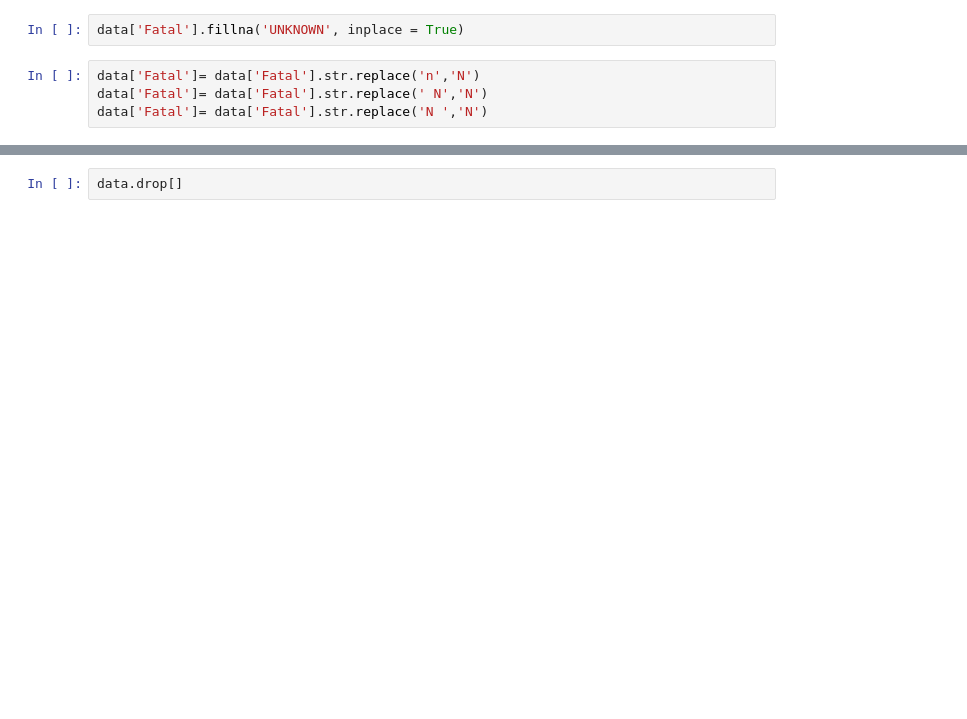
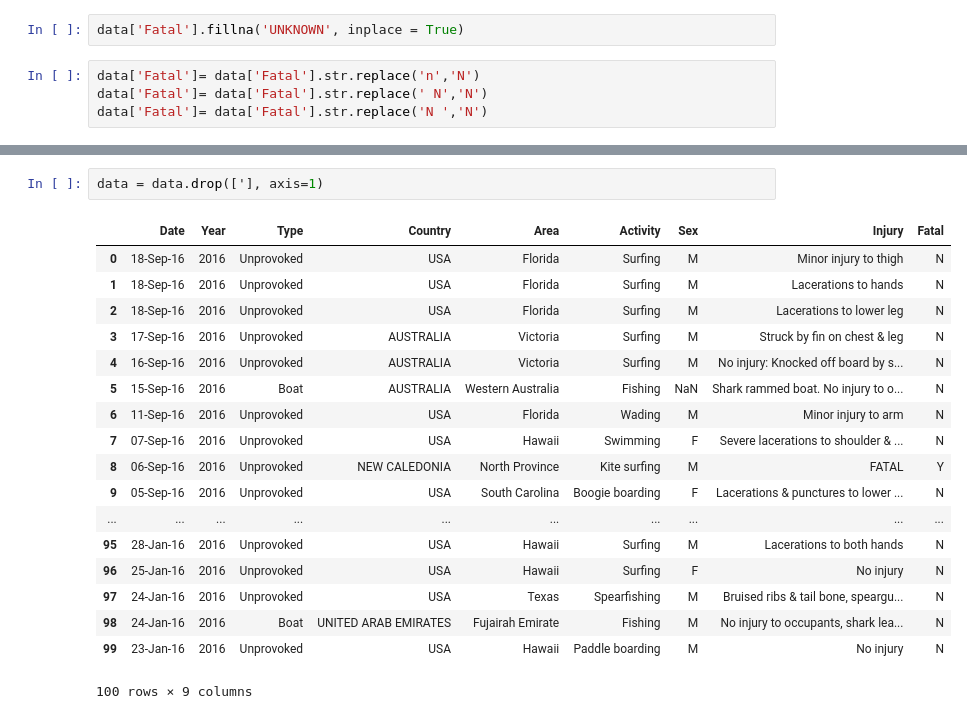
Before and after one commit to ironhack-datalabs/datamad0419, a Jupyter notebook: module-1/pandas-project/your-code/[pandas-project] Ivan Pena.ipynb, the cells around one changed output, grey strips where cells are left out. Drawn from its saved outputs; the diff is of its cells as text; blank space fills up the shorter version.

```diff
--- a/module-1/pandas-project/your-code/[pandas-project] Ivan Pena.ipynb
+++ b/module-1/pandas-project/your-code/[pandas-project] Ivan Pena.ipynb
@@ -128,2 +159,21 @@ data.loc[data['Injury'] == 'No details']
 # %%
-data.drop[]
+data = data.drop(['], axis=1)
+# %% [output]
+|  | Date | Year | Type | Country | Area | Activity | Sex | Injury | Fatal |
+| 0 | 18-Sep-16 | 2016 | Unprovoked | USA | Florida | Surfing | M | Minor injury to thigh | N |
+| 1 | 18-Sep-16 | 2016 | Unprovoked | USA | Florida | Surfing | M | Lacerations to hands | N |
+| 2 | 18-Sep-16 | 2016 | Unprovoked | USA | Florida | Surfing | M | Lacerations to lower leg | N |
+| 3 | 17-Sep-16 | 2016 | Unprovoked | AUSTRALIA | Victoria | Surfing | M | Struck by fin on chest & leg | N |
+| 4 | 16-Sep-16 | 2016 | Unprovoked | AUSTRALIA | Victoria | Surfing | M | No injury: Knocked off board by s... | N |
+| 5 | 15-Sep-16 | 2016 | Boat | AUSTRALIA | Western Australia | Fishing | NaN | Shark rammed boat. No injury to o... | N |
+| 6 | 11-Sep-16 | 2016 | Unprovoked | USA | Florida | Wading | M | Minor injury to arm | N |
+| 7 | 07-Sep-16 | 2016 | Unprovoked | USA | Hawaii | Swimming | F | Severe lacerations to shoulder & ... | N |
+| 8 | 06-Sep-16 | 2016 | Unprovoked | NEW CALEDONIA | North Province | Kite surfing | M | FATAL | Y |
+| 9 | 05-Sep-16 | 2016 | Unprovoked | USA | South Carolina | Boogie boarding | F | Lacerations & punctures to lower ... | N |
+| ... | ... | ... | ... | ... | ... | ... | ... | ... | ... |
+| 95 | 28-Jan-16 | 2016 | Unprovoked | USA | Hawaii | Surfing | M | Lacerations to both hands | N |
+| 96 | 25-Jan-16 | 2016 | Unprovoked | USA | Hawaii | Surfing | F | No injury | N |
+| 97 | 24-Jan-16 | 2016 | Unprovoked | USA | Texas | Spearfishing | M | Bruised ribs & tail bone, speargu... | N |
+| 98 | 24-Jan-16 | 2016 | Boat | UNITED ARAB EMIRATES | Fujairah Emirate | Fishing | M | No injury to occupants, shark lea... | N |
+| 99 | 23-Jan-16 | 2016 | Unprovoked | USA | Hawaii | Paddle boarding | M | No injury | N |
+100 rows × 9 columns
```
Also changed, not shown: parts of 6 cells of this notebook, 1 other file.
